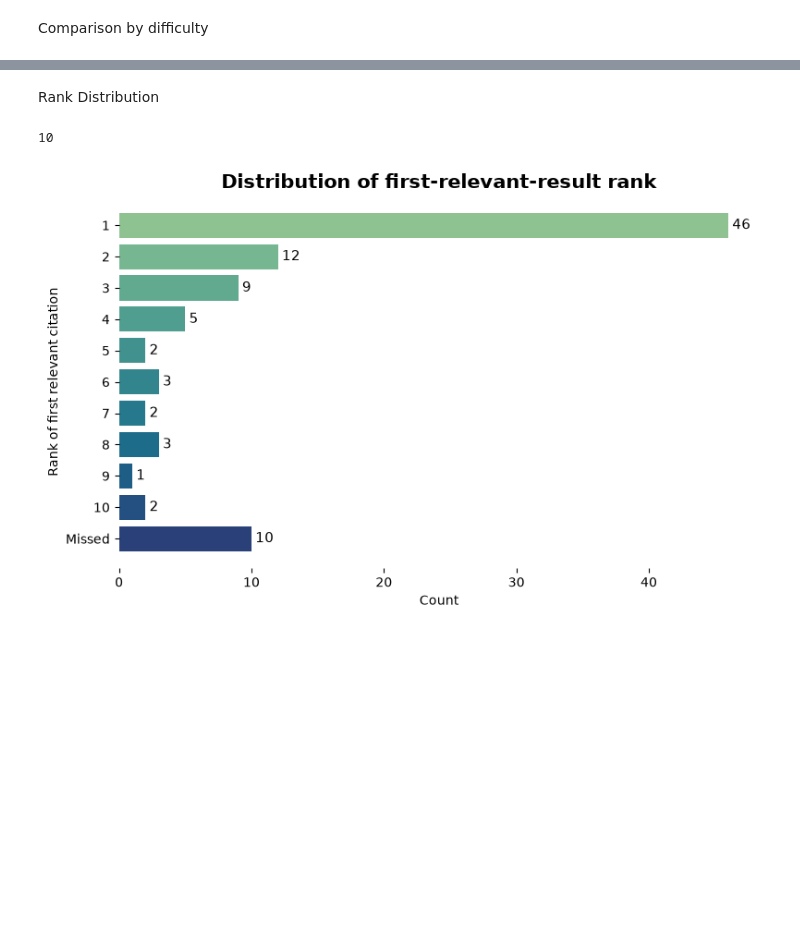
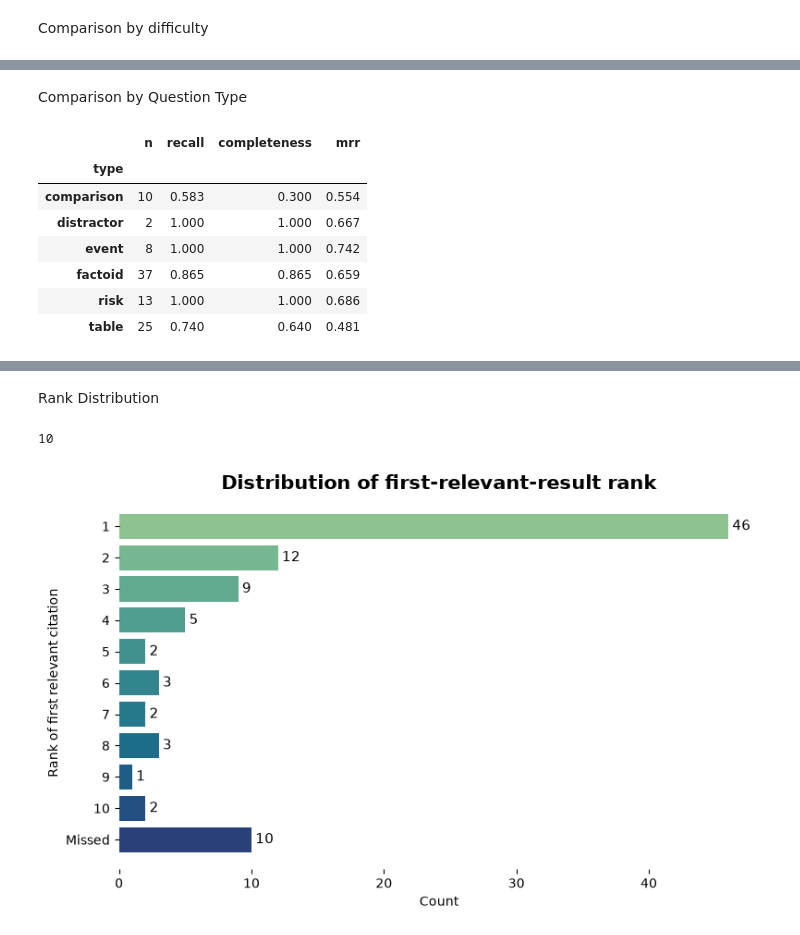
Before and after one commit to rsh-e/10k-rag-pipeline, a Jupyter notebook: src/eval_analysis.ipynb, the cells around one changed output, grey strips where cells are left out. Cells and saved outputs as stored; diff of their text form; code cells hidden in the pictures; blank space fills up the shorter version.

```diff
--- a/src/eval_analysis.ipynb
+++ b/src/eval_analysis.ipynb
@@ -84 +85,19 @@ full.groupby("difficulty")[["recall", "completeness", "mrr"]].mean().round(3)
+# %% [markdown]
+Comparison by Question Type
+# %%
+full.groupby("type").agg(
+    n=("id", "count"),
+    recall=("recall", "mean"),
+    completeness=("completeness", "mean"),
+    mrr=("mrr", "mean")
+).round(3)
+# %% [output]
+|  | n | recall | completeness | mrr |
+| type |  |  |  |  |
+| comparison | 10 | 0.583 | 0.300 | 0.554 |
+| distractor | 2 | 1.000 | 1.000 | 0.667 |
+| event | 8 | 1.000 | 1.000 | 0.742 |
+| factoid | 37 | 0.865 | 0.865 | 0.659 |
+| risk | 13 | 1.000 | 1.000 | 0.686 |
+| table | 25 | 0.740 | 0.640 | 0.481 |
 # %%
```
Also changed, not shown: parts of 8 cells of this notebook, 6 other files.
